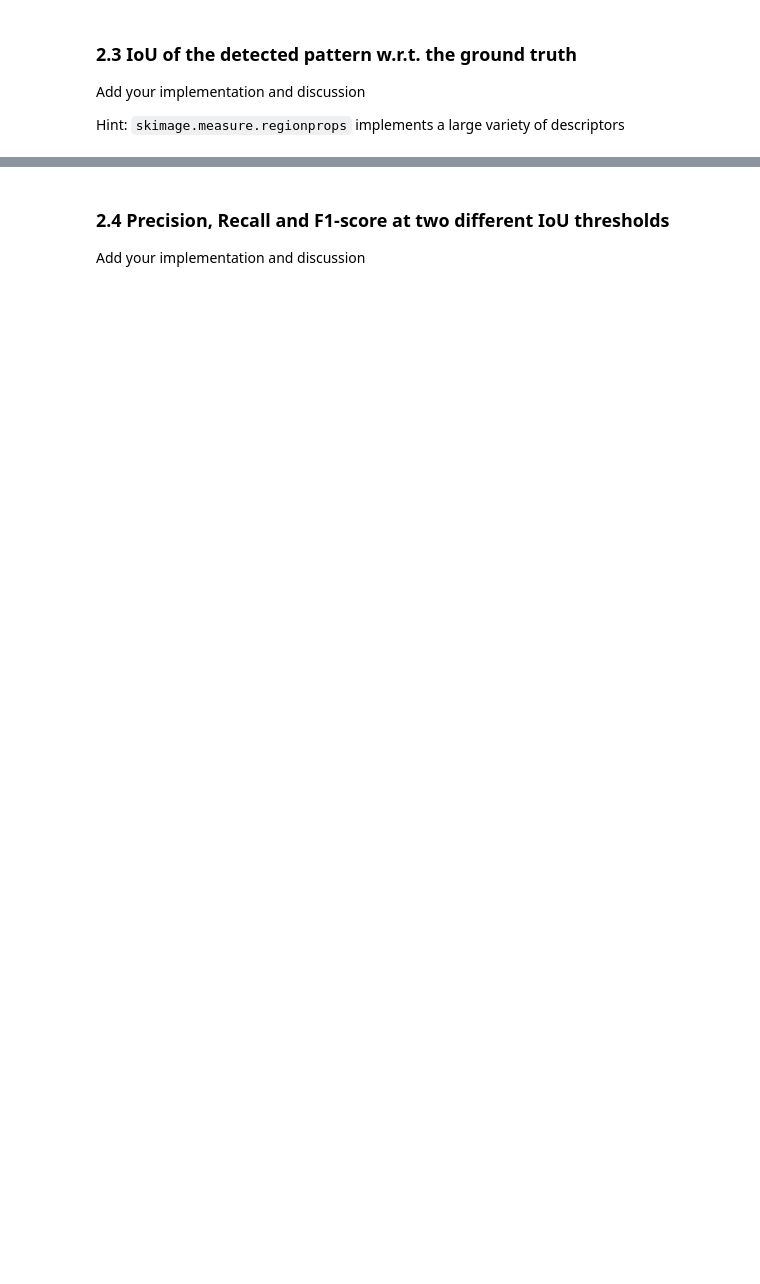
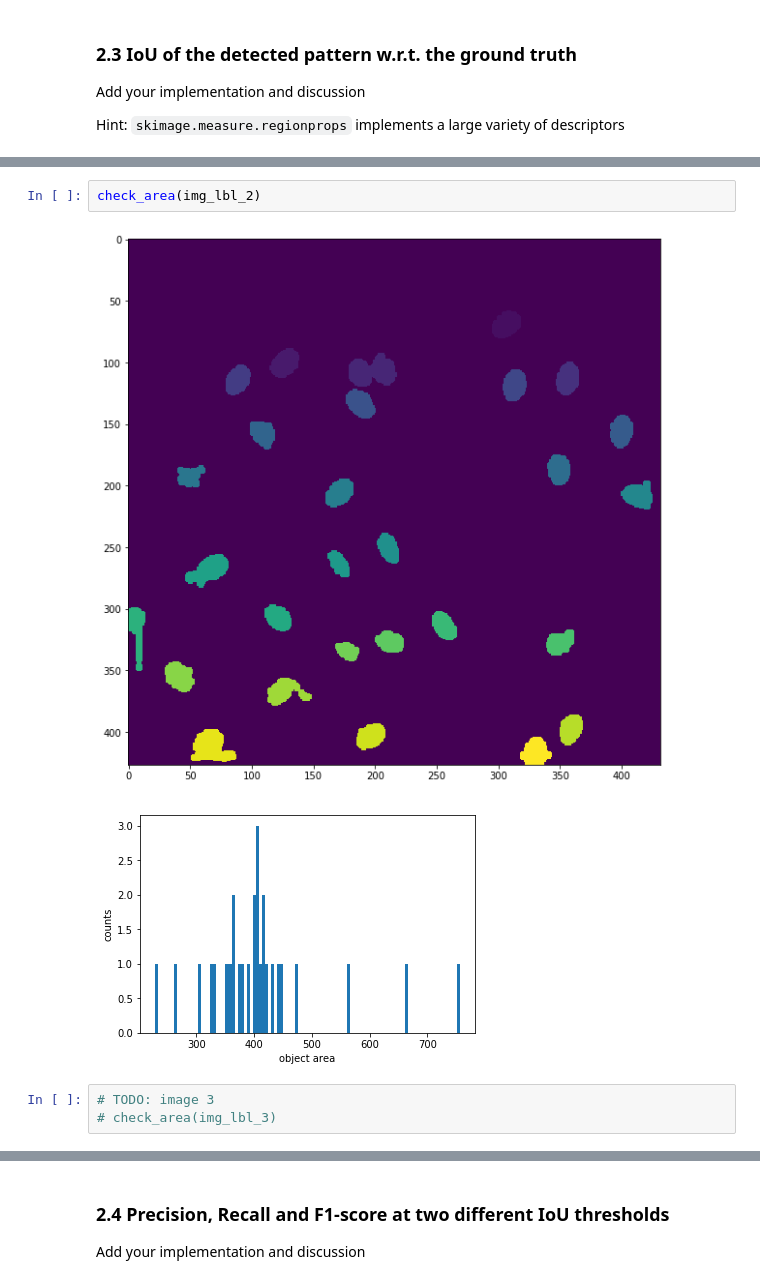
Before and after one commit to JelenaBanjac/image-analysis, a Jupyter notebook: labs/lab_01_segmentation.ipynb, the cells around one changed output, grey strips where cells are left out. Cells and saved outputs as stored; diff of their text form; blank space fills up the shorter version.

```diff
--- a/labs/lab_01_segmentation.ipynb
+++ b/labs/lab_01_segmentation.ipynb
@@ -474,0 +491,8 @@ plt.show()
+# %%
+check_area(img_lbl_2)
+# %% [output]
+[figure, added]
+[figure, added]
+# %%
+# TODO: image 3
+# check_area(img_lbl_3)
```
Also changed, not shown: parts of 10 cells of this notebook.
